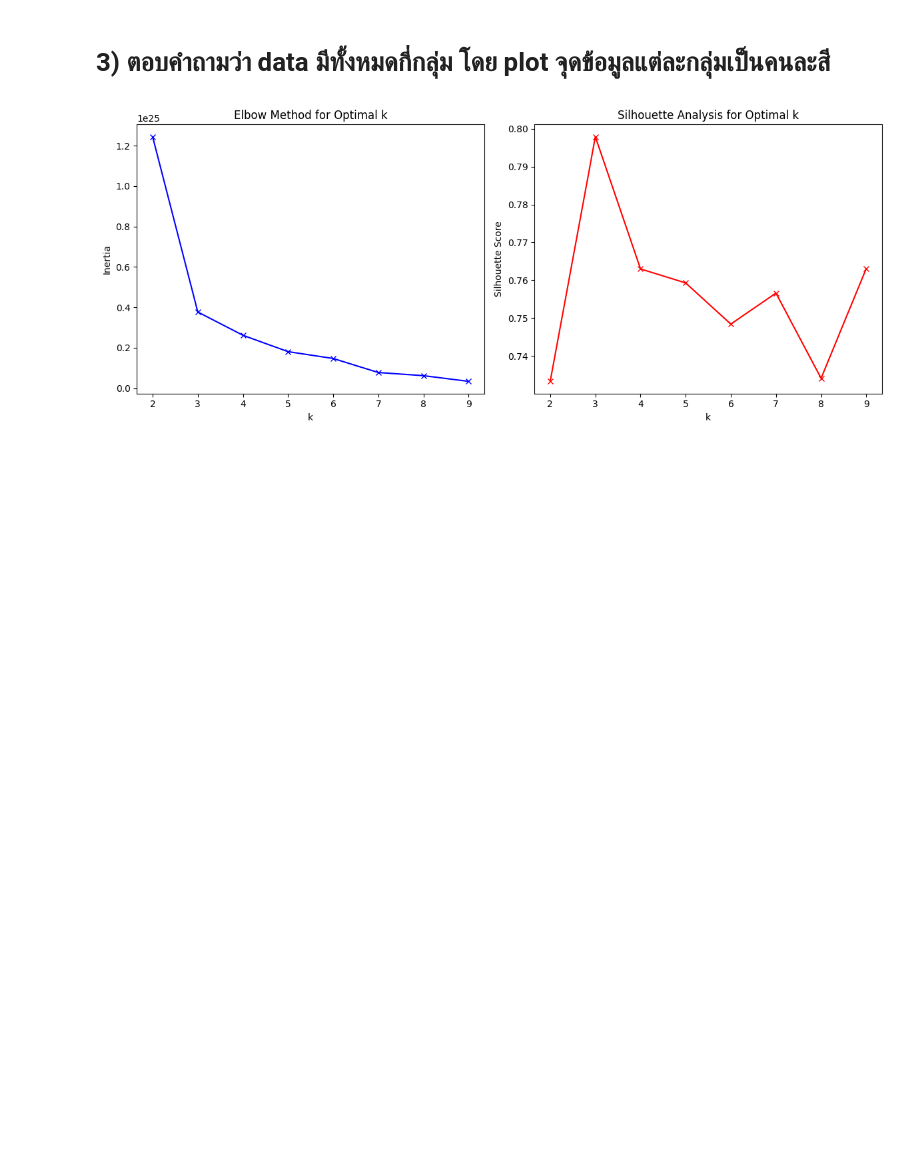
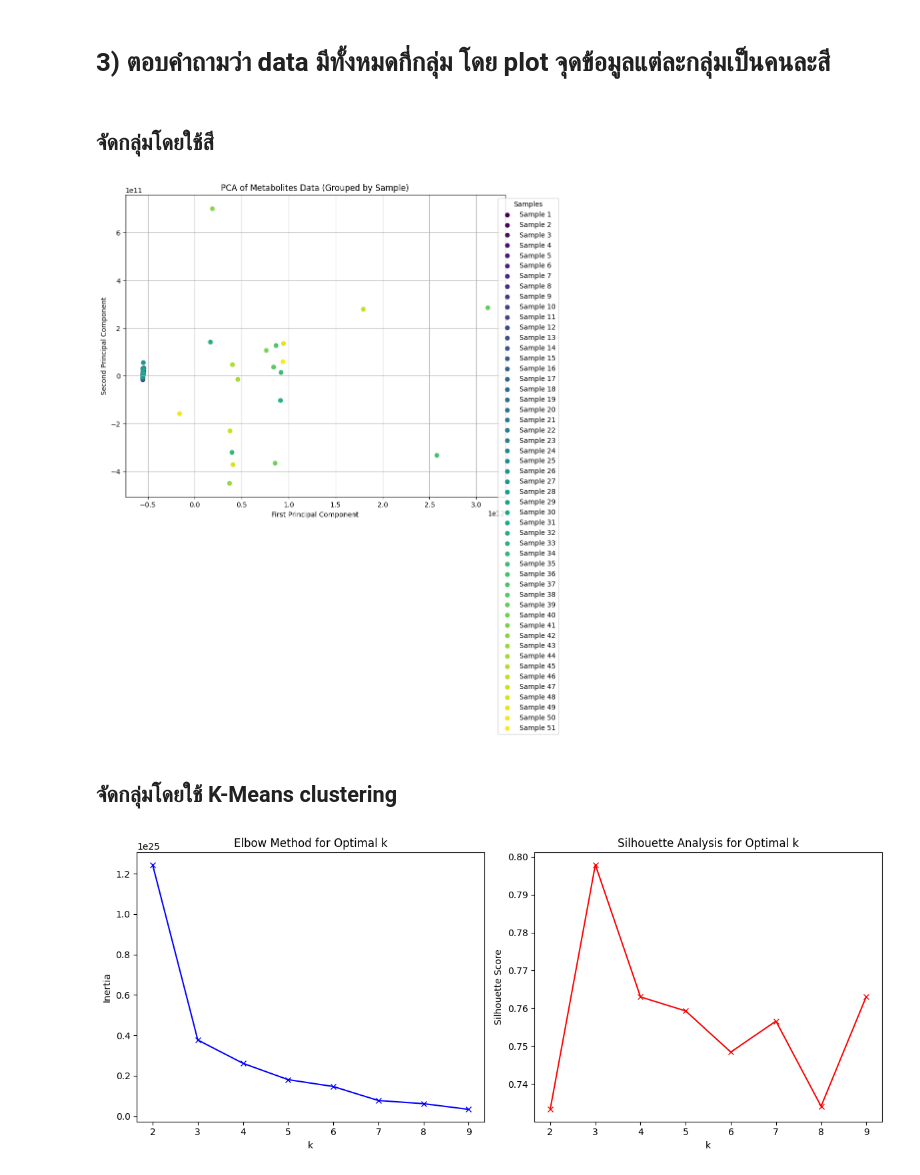
Before and after one commit to RatchanonPa/python_dataviz2024, a Jupyter notebook: final_dataviz_2024_653020217_4.ipynb, the cells around one changed output. Saved outputs shown, nothing was run; the diff lists cells and outputs as text; code cells hidden in the pictures; blank space fills up the shorter version.

```diff
--- a/final_dataviz_2024_653020217_4.ipynb
+++ b/final_dataviz_2024_653020217_4.ipynb
@@ -109,26 +111,8 @@ X_data_filtered = X_data[:, mask]
 ppm_values_filtered = ppm_values[mask]
 # %%
 def quantize_data(X_data, ppm_values, n_points=400):
-    """
-    Quantize the data by reducing the number of data points to 51 x 400
-    by combining adjacent data and selecting the max X value.
-
-    Parameters:
-    X_data (numpy.ndarray): Input data of shape (51, n_features)
-    ppm_values (numpy.ndarray): Corresponding ppm values
-    n_points (int): Number of points to reduce to (default: 400)
-
-    Returns:
-    tuple: (quantized_data, quantized_ppm)
-    """
-    # Ensure we're working with numpy arrays
-    X_data = np.array(X_data)
-    ppm_values = np.array(ppm_values)
-
     # Calculate the size of each chunk
     chunk_size = X_data.shape[1] // n_points
-
-    # Initialize the quantized data array
     quantized_data = np.zeros((X_data.shape[0], n_points))
 
     # Quantize the data
@@ -139,7 +123,6 @@ def quantize_data(X_data, ppm_values, n_points=400):
 
     # Quantize the ppm values (take the middle value of each chunk)
     quantized_ppm = np.array([ppm_values[i * chunk_size + chunk_size // 2] for i in range(n_points)])
-
     return quantized_data, quantized_ppm
 # %%
 X_data_quantized, ppm_values_quantized = quantize_data(X_data_filtered, ppm_values_filtered)
@@ -298,6 +281,31 @@ plt.show()
 [figure]
 # %% [markdown]
 # 3) ตอบคำถามว่า data มีทั้งหมดกี่กลุ่ม โดย plot จุดข้อมูลแต่ละกลุ่มเป็นคนละสี
+# %% [markdown]
+## จัดกลุ่มโดยใช้สี
+# %%
+# กำหนดสีสำหรับกลุ่มตัวอย่าง (51 กลุ่ม)
+colors = plt.cm.viridis(np.linspace(0, 1, 51))  # ใช้ viridis colormap
+
+# Plot PCA ของข้อมูลแต่ละจุดโดยใช้สีที่ต่างกัน
+plt.figure(figsize=(10, 8))
+for i in range(51):
+    plt.scatter(X_pca[i, 0], X_pca[i, 1], color=colors[i], label=f'Sample {i + 1}')
+
+# ตั้งค่ากราฟ
+plt.title('PCA of Metabolites Data (Grouped by Sample)')
+plt.xlabel('First Principal Component')
+plt.ylabel('Second Principal Component')
+
+# เพิ่ม legend
+plt.legend(title="Samples", loc='upper right', bbox_to_anchor=(1.15, 1))
+
+plt.grid()
+plt.show()
+# %% [output]
+[figure, added]
+# %% [markdown]
+## จัดกลุ่มโดยใช้ K-Means clustering
 # %%
 # Elbow method to find optimal number of clusters
 inertias = []
```
Also changed, not shown: parts of 13 cells of this notebook.
